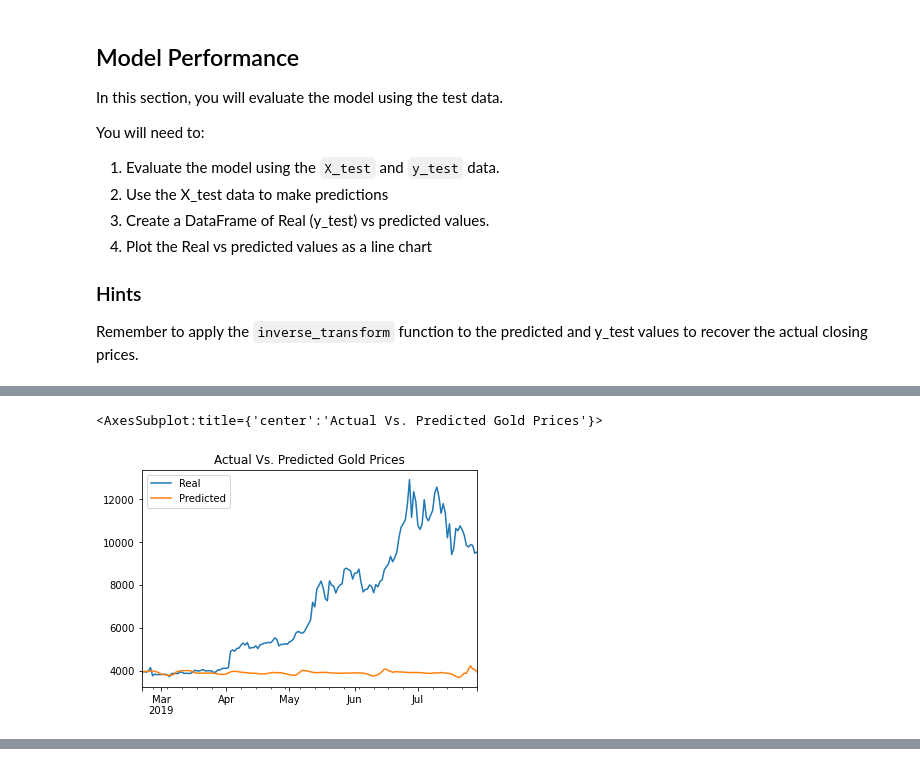
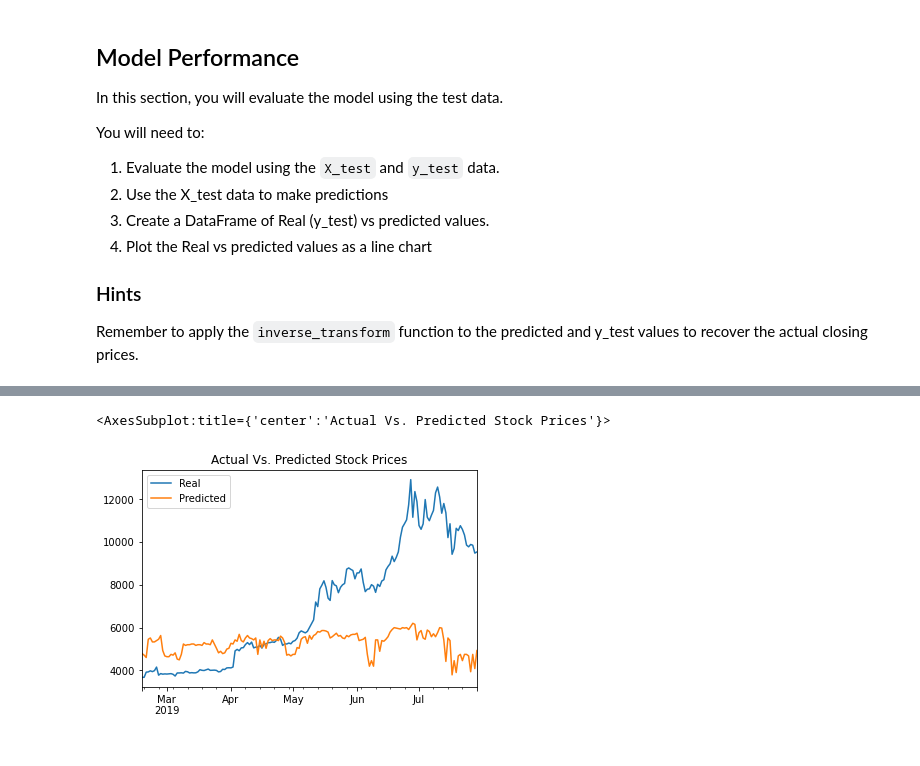
Before and after one commit to veldurai1985/Python_Assignment_11, a Jupyter notebook: lstm_stock_predictor_fng.ipynb, the cells around one changed output, grey strips where cells are left out. Saved outputs shown, nothing was run; the diff lists cells and outputs as text; code cells hidden in the pictures.

```diff
--- a/lstm_stock_predictor_fng.ipynb
+++ b/lstm_stock_predictor_fng.ipynb
@@ -349,9 +287,5 @@ stocks.head()
-# %%
-stocks.plot(title="Actual Vs. Predicted Gold Prices")
-# %% [output]
-<AxesSubplot:title={'center':'Actual Vs. Predicted Gold Prices'}>
-[figure, removed]
 # %%
 # Plot the real vs predicted values as a line chart
-# YOUR CODE HERE!
+
+stocks.plot(title="Actual Vs. Predicted Stock Prices")
 # %% [output]
@@ -358,0 +292,2 @@ stocks.plot(title="Actual Vs. Predicted Gold Prices")
+<AxesSubplot:title={'center':'Actual Vs. Predicted Stock Prices'}>
+[figure, added]
```
Also changed, not shown: parts of 10 cells of this notebook, 1 other file.
